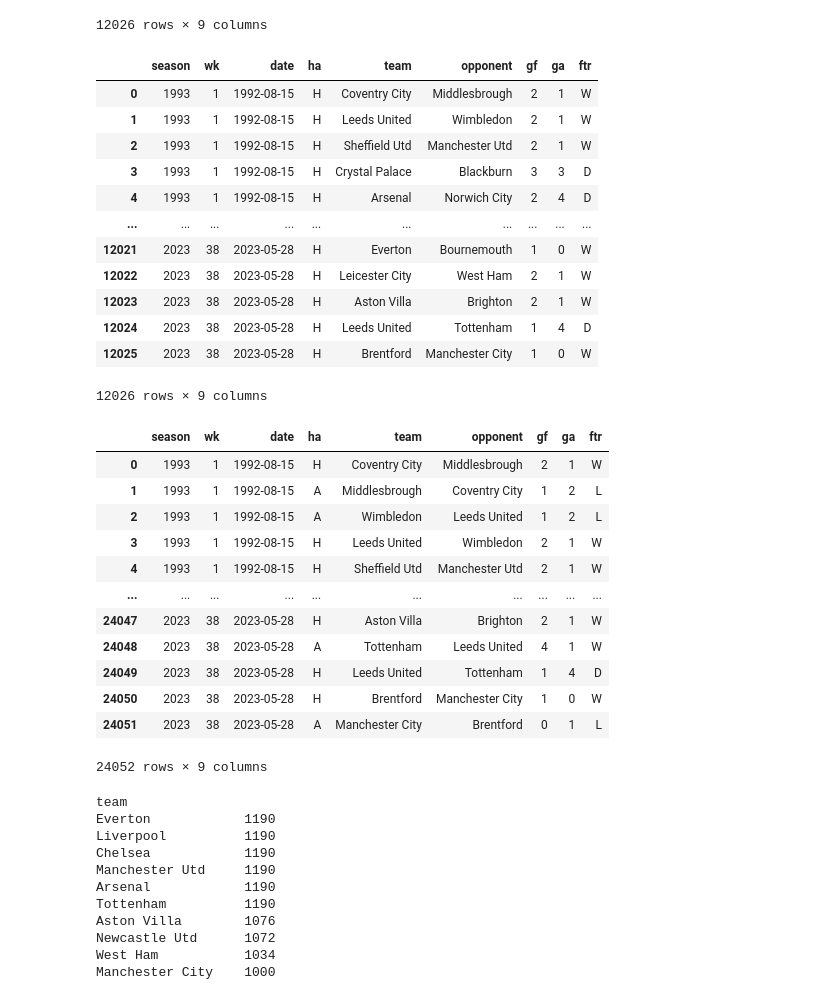
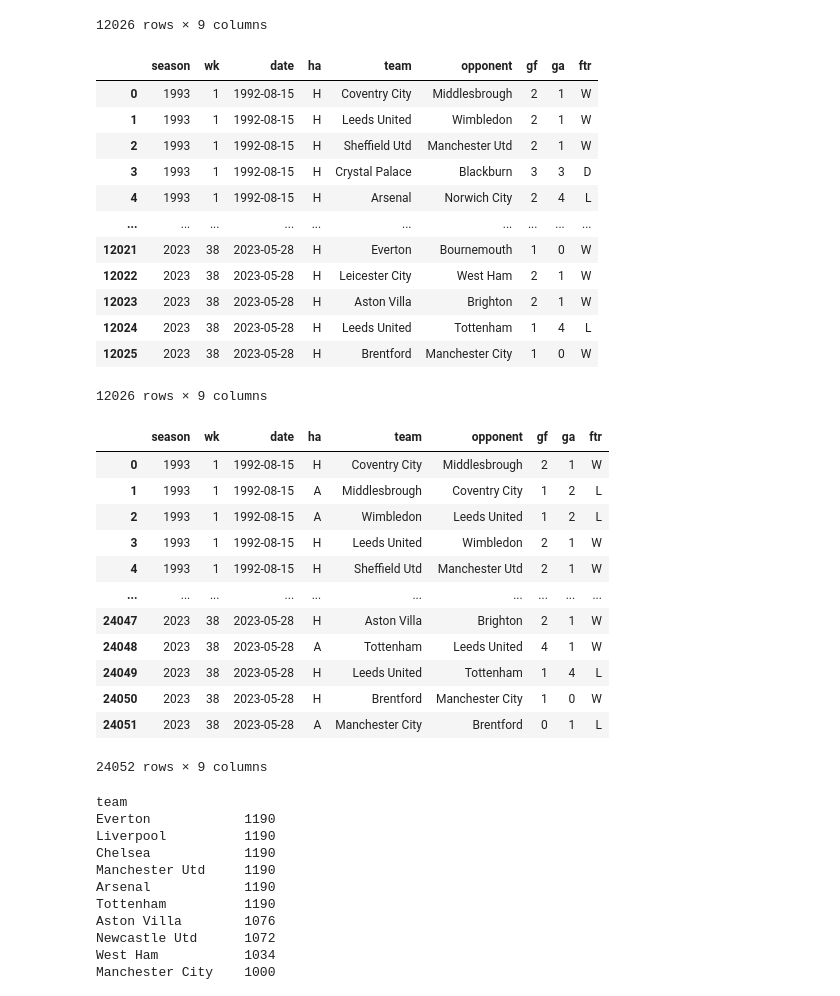
Before and after one commit to zachurley/premleague, a Jupyter notebook: premier_league_data_processing.ipynb, the cells around one changed output. Saved outputs shown, nothing was run; the diff lists cells and outputs as text; code cells hidden in the pictures.

```diff
--- a/premier_league_data_processing.ipynb
+++ b/premier_league_data_processing.ipynb
@@ -100,36 +100,36 @@ df_copy
 # %%
 # repeat process with the original dataframe
 df.rename(columns = {'Home': 'team',
                          'Away': 'opponent',
                          'AwayGoals':'ga',
                          'HomeGoals':'gf',
                          'Season_End_Year':'season',
                          'Wk':'wk',
                          'Date':'date',
                          'FTR':'ftr'},
                inplace = True)
 # add home or away column
 df['ha'] = 'H'
 
 # modify the 'ftr' column
-df['ftr'] = df['ftr'].replace({'H': 'W', 'A': 'D'})
+df['ftr'] = df['ftr'].replace({'H': 'W', 'A': 'L'})
 
 # reorder columns
 df = df[['season', 'wk', 'date', 'ha', 'team', 'opponent', 'gf', 'ga', 'ftr']]
 
 df
 # %% [output]
 |  | season | wk | date | ha | team | opponent | gf | ga | ftr |
 | 0 | 1993 | 1 | 1992-08-15 | H | Coventry City | Middlesbrough | 2 | 1 | W |
 | 1 | 1993 | 1 | 1992-08-15 | H | Leeds United | Wimbledon | 2 | 1 | W |
 | 2 | 1993 | 1 | 1992-08-15 | H | Sheffield Utd | Manchester Utd | 2 | 1 | W |
 | 3 | 1993 | 1 | 1992-08-15 | H | Crystal Palace | Blackburn | 3 | 3 | D |
-| 4 | 1993 | 1 | 1992-08-15 | H | Arsenal | Norwich City | 2 | 4 | D |
+| 4 | 1993 | 1 | 1992-08-15 | H | Arsenal | Norwich City | 2 | 4 | L |
 | ... | ... | ... | ... | ... | ... | ... | ... | ... | ... |
 | 12021 | 2023 | 38 | 2023-05-28 | H | Everton | Bournemouth | 1 | 0 | W |
 | 12022 | 2023 | 38 | 2023-05-28 | H | Leicester City | West Ham | 2 | 1 | W |
 | 12023 | 2023 | 38 | 2023-05-28 | H | Aston Villa | Brighton | 2 | 1 | W |
-| 12024 | 2023 | 38 | 2023-05-28 | H | Leeds United | Tottenham | 1 | 4 | D |
+| 12024 | 2023 | 38 | 2023-05-28 | H | Leeds United | Tottenham | 1 | 4 | L |
 | 12025 | 2023 | 38 | 2023-05-28 | H | Brentford | Manchester City | 1 | 0 | W |
 12026 rows × 9 columns
 # %%
@@ -157,7 +157,7 @@ df_a
 | ... | ... | ... | ... | ... | ... | ... | ... | ... | ... |
 | 24047 | 2023 | 38 | 2023-05-28 | H | Aston Villa | Brighton | 2 | 1 | W |
 | 24048 | 2023 | 38 | 2023-05-28 | A | Tottenham | Leeds United | 4 | 1 | W |
-| 24049 | 2023 | 38 | 2023-05-28 | H | Leeds United | Tottenham | 1 | 4 | D |
+| 24049 | 2023 | 38 | 2023-05-28 | H | Leeds United | Tottenham | 1 | 4 | L |
 | 24050 | 2023 | 38 | 2023-05-28 | H | Brentford | Manchester City | 1 | 0 | W |
 | 24051 | 2023 | 38 | 2023-05-28 | A | Manchester City | Brentford | 0 | 1 | L |
 24052 rows × 9 columns
```
Also changed, not shown: parts of 1 cell of this notebook.
